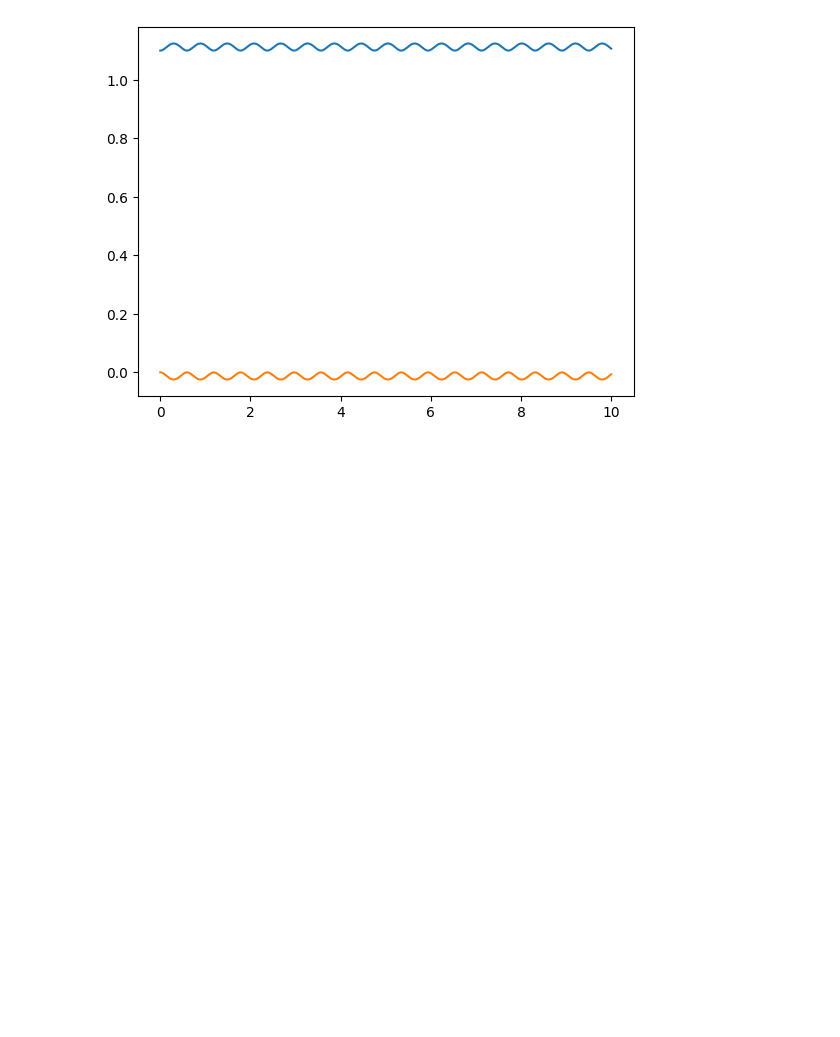
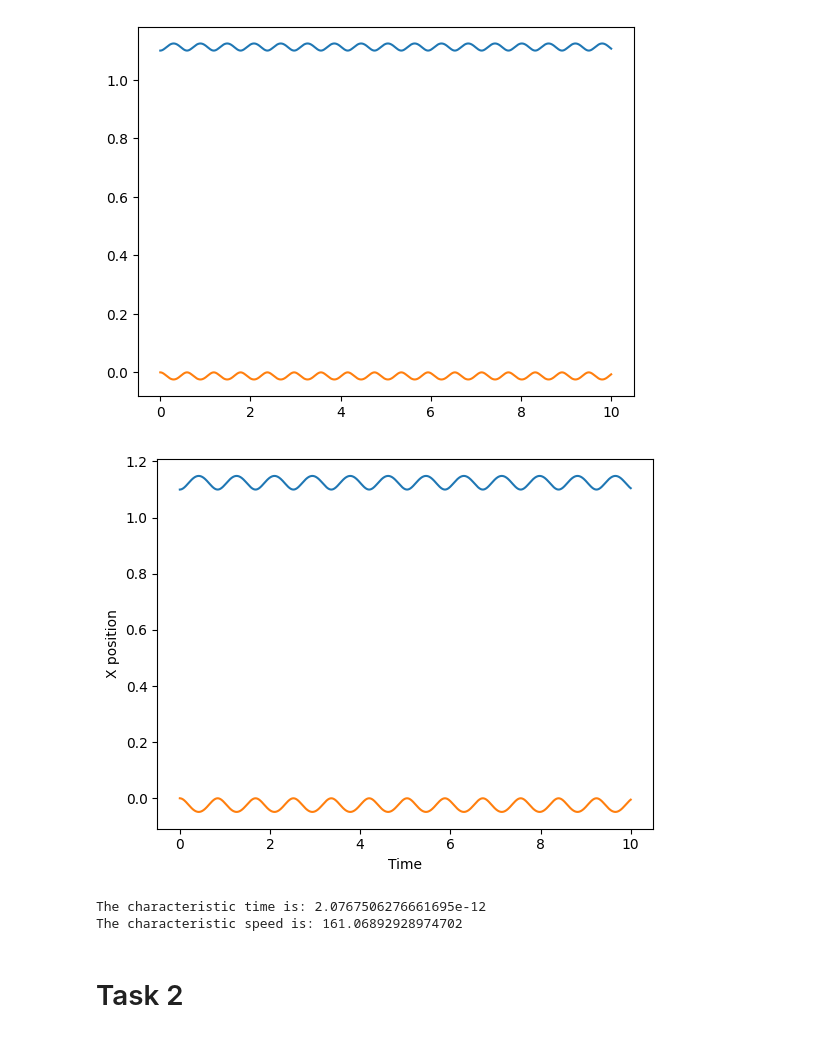
Before and after one commit to petesiharath/particle_simulation, a Jupyter notebook: nbody.ipynb, the cells around one changed output. Drawn from its saved outputs; the diff is of its cells as text; code cells hidden in the pictures; blank space fills up the shorter version.

Commit message:
add oop and attempt task 2

```diff
--- a/nbody.ipynb
+++ b/nbody.ipynb
@@ -68,3 +71,12 @@ ax.plot(times, stored_pos_2)
 # %% [output]
 [<matplotlib.lines.Line2D at 0x...>]
 [figure]
+# %%
+class Particle:
+
+
+    def __init__(self, pos, vel):
+
+        self.pos = pos
+        self.vel = vel
+        self.stored_x = []
@@ -70,0 +149,26 @@ ax.plot(times, stored_pos_2)
+# %%
+particle_1 = Particle(np.array([1.1, 0, 0]), np.array([0, 0, 0]))
+particle_2 = Particle(np.array([0, 0, 0]), np.array([0, 0, 0]))
+
+particles = [particle_1, particle_2]
+
+system = System(particles)
+
+system.run(0.001, 10000)
+
+system.plot()
+# %% [output]
+[figure, added]
+# %%
+epsilon = 125.7 * 1.38e-23
+sigma = 0.3345e-9
+argon_mass = 39.948 * 1.67377e-27
+tau = np.sqrt(argon_mass * sigma ** 2 / epsilon)
+
+print("The characteristic time is:", tau)
+print("The characteristic speed is:", sigma / tau)
+# %% [output]
+The characteristic time is: 2.0767506276661695e-12
+The characteristic speed is: 161.06892928974702
+# %% [markdown]
+# Task 2
```
Also changed, not shown: parts of 6 cells of this notebook.
